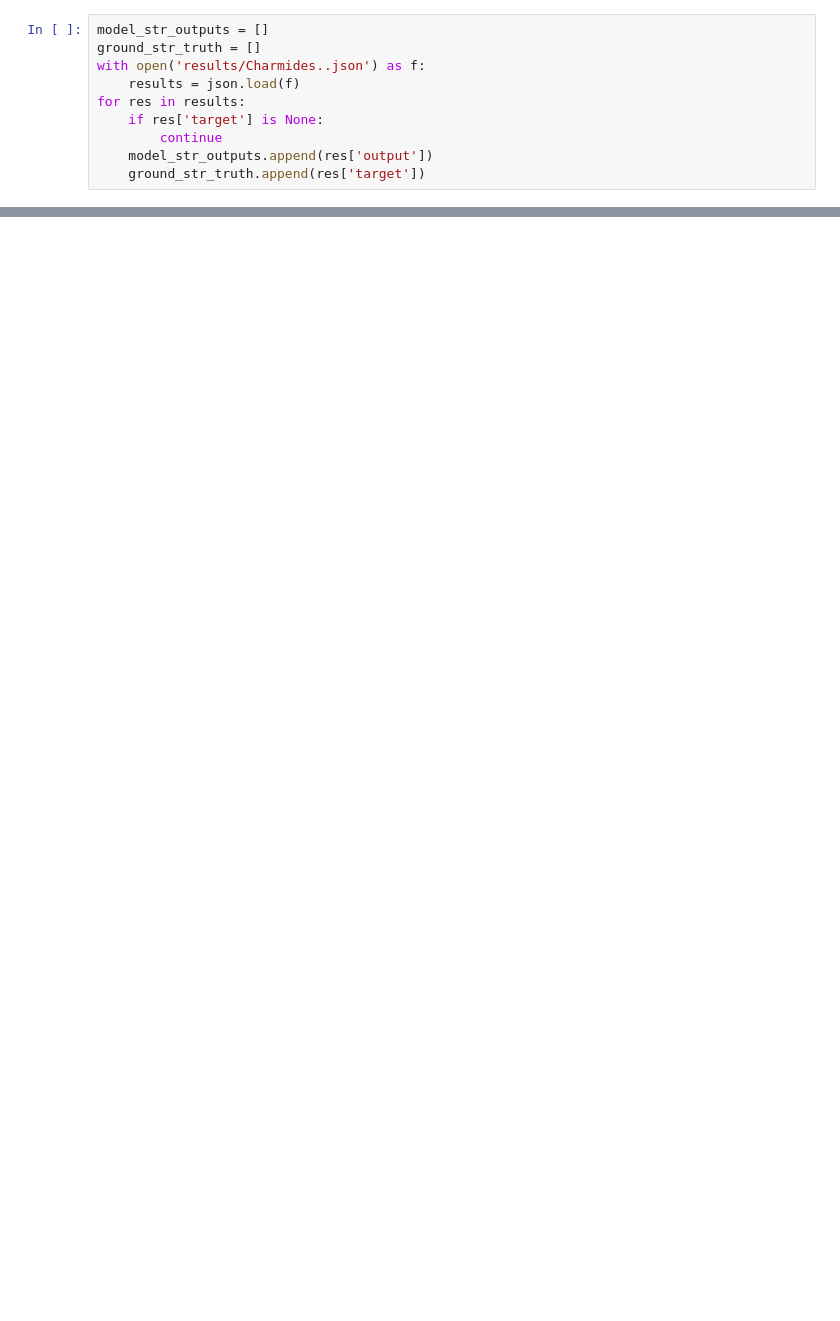
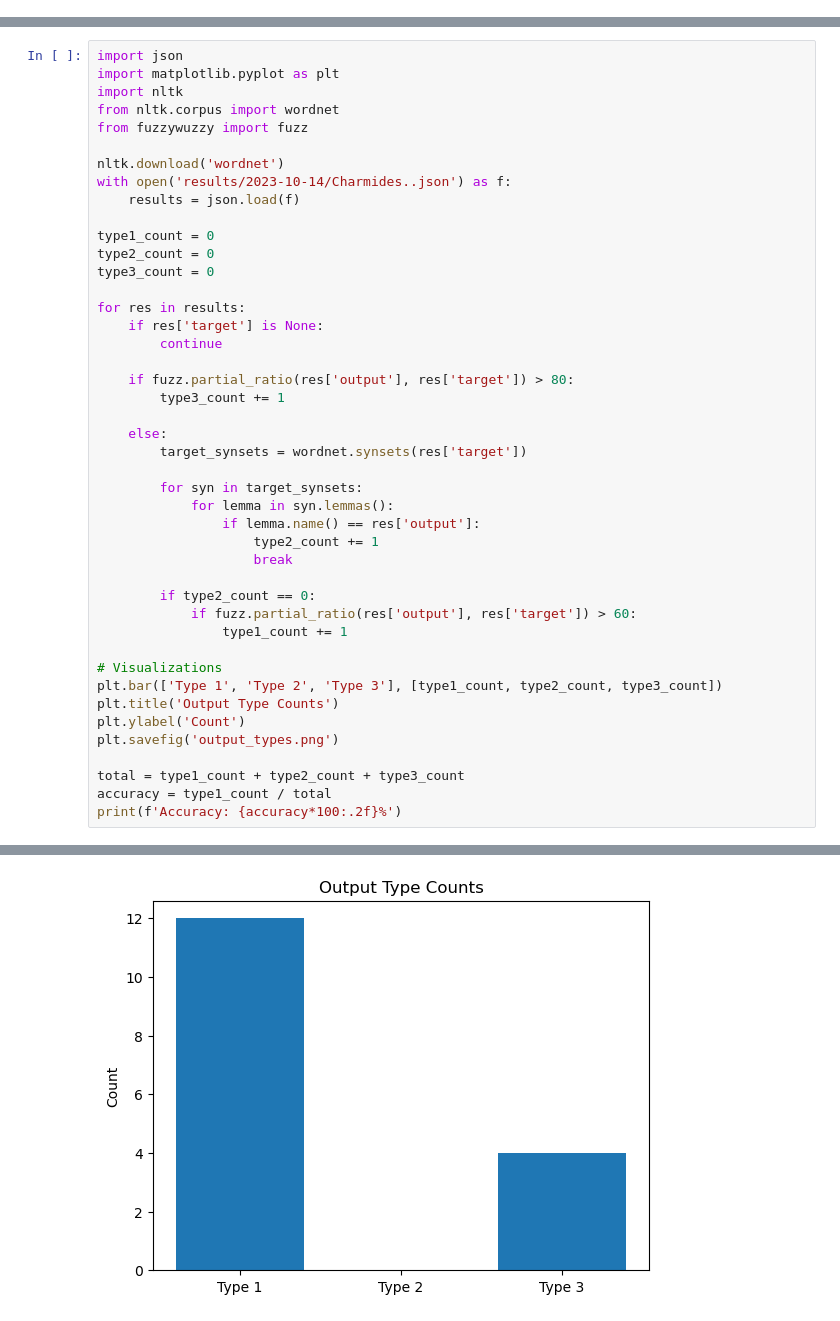
Before and after one commit to sharvi24/EvalLLM, a Jupyter notebook: BERT_Rouge_score.ipynb, the cells around one changed output, grey strips where cells are left out. Cells and saved outputs as stored; diff of their text form; blank space fills up the shorter version.

```diff
--- a/BERT_Rouge_score.ipynb
+++ b/BERT_Rouge_score.ipynb
@@ -100,10 +156,0 @@ scorer = rouge_scorer.RougeScorer(['rouge1', 'rougeL'], use_stemmer=True)
-# %%
-model_str_outputs = []
-ground_str_truth = []
-with open('results/Charmides..json') as f:
-    results = json.load(f)
-for res in results:
-    if res['target'] is None:
-        continue
-    model_str_outputs.append(res['output'])
-    ground_str_truth.append(res['target'])
@@ -221,0 +232,45 @@ plt.show()
+# %%
+import json
+import matplotlib.pyplot as plt
+import nltk
+from nltk.corpus import wordnet
+from fuzzywuzzy import fuzz
+
+nltk.download('wordnet')
+with open('results/2023-10-14/Charmides..json') as f:
+    results = json.load(f)
+
+type1_count = 0
+type2_count = 0
+type3_count = 0
+
+for res in results:
+    if res['target'] is None:
+        continue
+
+    if fuzz.partial_ratio(res['output'], res['target']) > 80:
+        type3_count += 1
+
+    else:
+        target_synsets = wordnet.synsets(res['target'])
+
+        for syn in target_synsets:
+            for lemma in syn.lemmas():
+                if lemma.name() == res['output']:
+                    type2_count += 1
+                    break
+
+        if type2_count == 0:
+            if fuzz.partial_ratio(res['output'], res['target']) > 60:
+                type1_count += 1
+
+# Visualizations
+plt.bar(['Type 1', 'Type 2', 'Type 3'], [type1_count, type2_count, type3_count])
+plt.title('Output Type Counts')
+plt.ylabel('Count')
+plt.savefig('output_types.png')
+
+total = type1_count + type2_count + type3_count
+accuracy = type1_count / total
+print(f'Accuracy: {accuracy*100:.2f}%')
+# %% [output]
@@ -221,0 +281 @@ plt.show()
+[figure, added]
```
Also changed, not shown: parts of 31 cells of this notebook, 4 other files.
